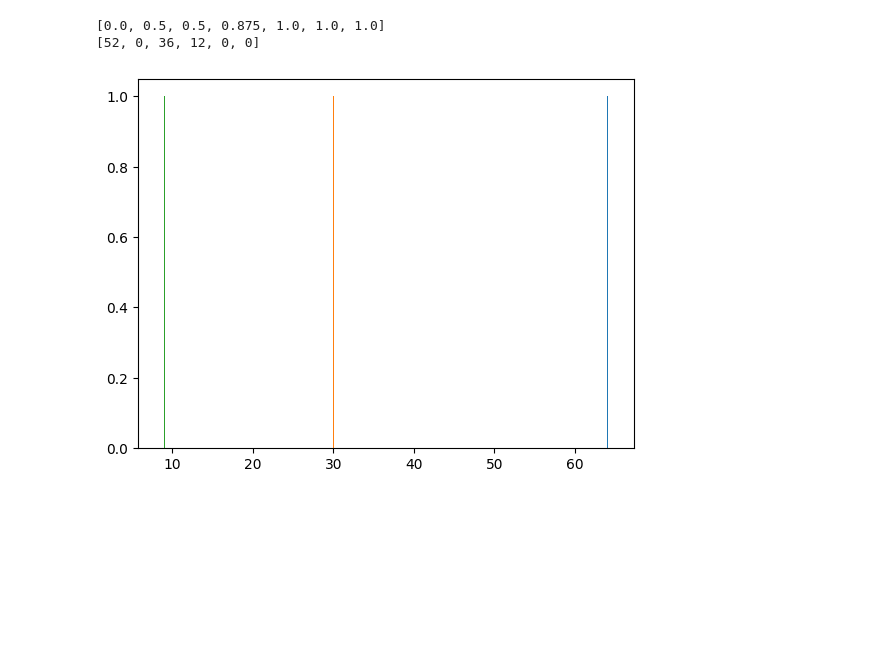
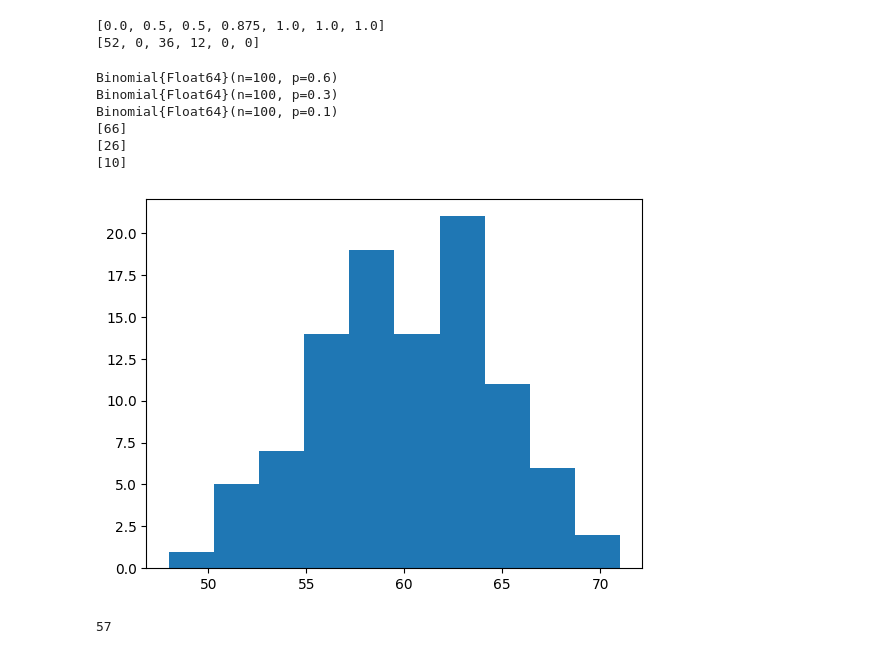
Before and after one commit to lewisl/CovidSim, a Jupyter notebook: prototyping.ipynb, the cells around one changed output. Cells and saved outputs as stored; diff of their text form; code cells hidden in the pictures; blank space fills up the shorter version.

```diff
--- a/prototyping.ipynb
+++ b/prototyping.ipynb
@@ -236,8 +220,26 @@ dbin4 = Binomial(100, 0.1)
 x1 = rand(dbin1, 1)
 x3 = rand(dbin3, 1)
 x4 = rand(dbin4, 1)
-hist(x1);
-hist(x3);
-hist(x4);
+println(dbin1)
+println(dbin3)
+println(dbin4)
+println(x1)
+println(x3)
+println(x4)
 # %% [output]
-[figure, removed]
+Binomial{Float64}(n=100, p=0.6)
+Binomial{Float64}(n=100, p=0.3)
+Binomial{Float64}(n=100, p=0.1)
+[66]
+[26]
+[10]
+# %%
+hist(rand(dbin1,100));
+# %% [output]
+[figure, added]
+# %%
+dbin5 = Binomial(1,0.6)
+x = rand(dbin5, 100)
+println(sum(x))
+# %% [output]
+57
```
Also changed, not shown: parts of 3 cells of this notebook, 3 other files.
